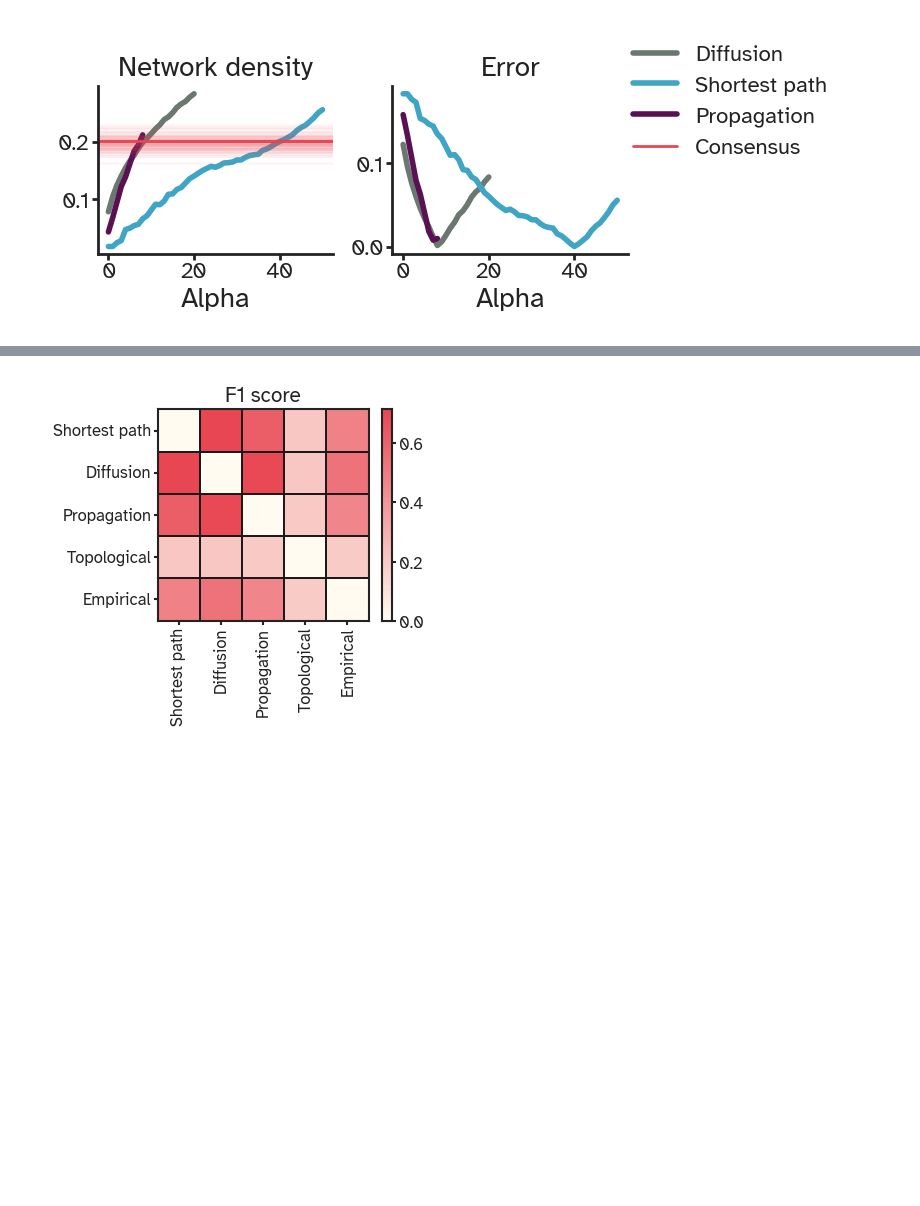
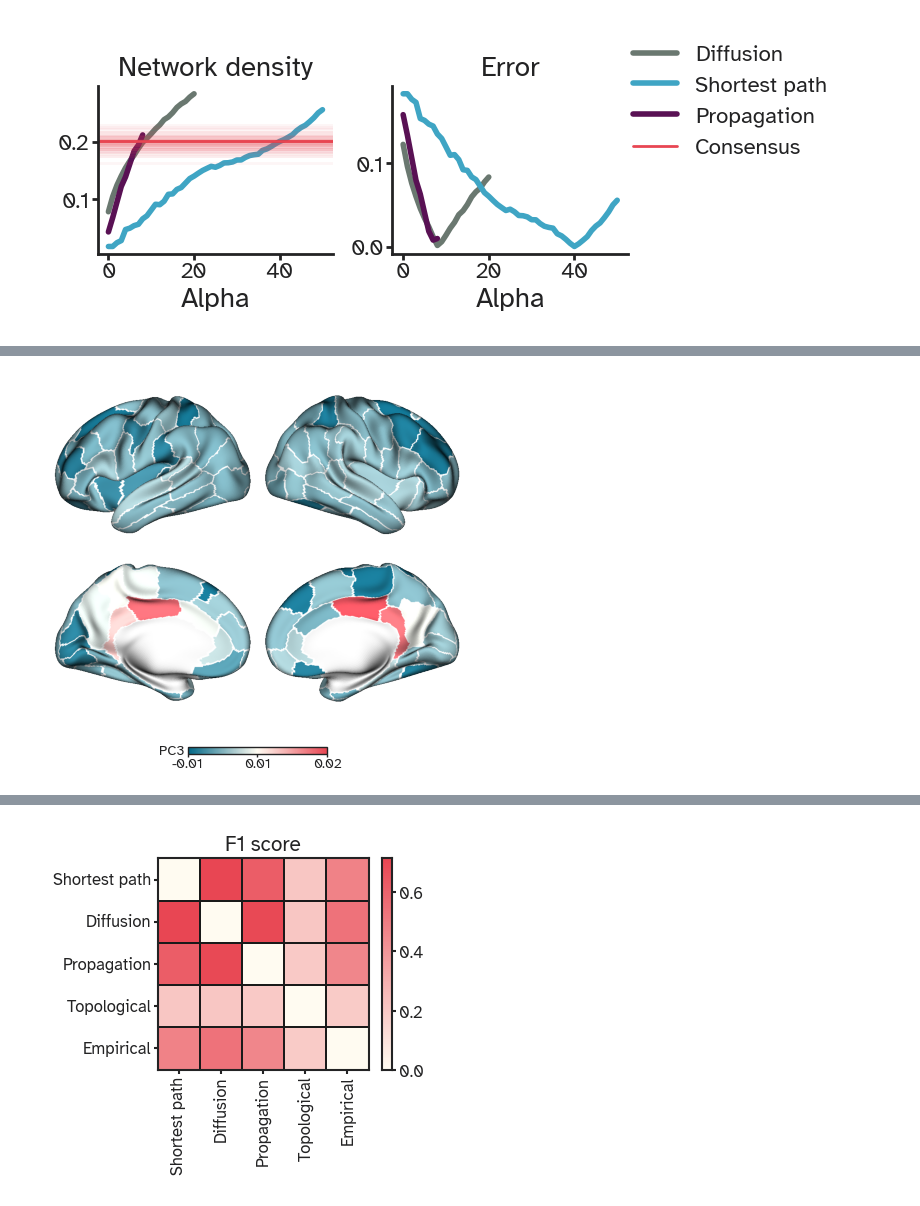
Before and after one commit to kuffmode/Optimal_networks, a Jupyter notebook: generative_analysis.ipynb, the cells around one changed output, grey strips where cells are left out. Drawn from its saved outputs; the diff is of its cells as text; code cells hidden in the pictures; blank space fills up the shorter version.

```diff
--- a/generative_analysis.ipynb
+++ b/generative_analysis.ipynb
@@ -199,0 +293,20 @@ axes["D"].set_title("Empirical")
+# %%
+surfaces = fetch_fslr()
+lh, rh = surfaces['inflated']
+
+
+p = Plot(surf_lh=lh, surf_rh=rh,
+         brightness=0.8)
+p.add_layer({'left':left_surfdata,
+             'right':right_surfdata},
+            cmap=viz_cmaps["db_bw_lr"],cbar=True,cbar_label="PC3",)
+
+p.add_layer({'left':left_surfdata,
+             'right':right_surfdata},
+            cmap='binary_r',
+            as_outline=True,
+            cbar=False)
+fig = p.build()
+fig.savefig("figures/res1_pca_surfaces_pc3.pdf", dpi=600, bbox_inches="tight")
+# %% [output]
+[figure, added]
```
Also changed, not shown: parts of 41 cells of this notebook, 27 other files.
